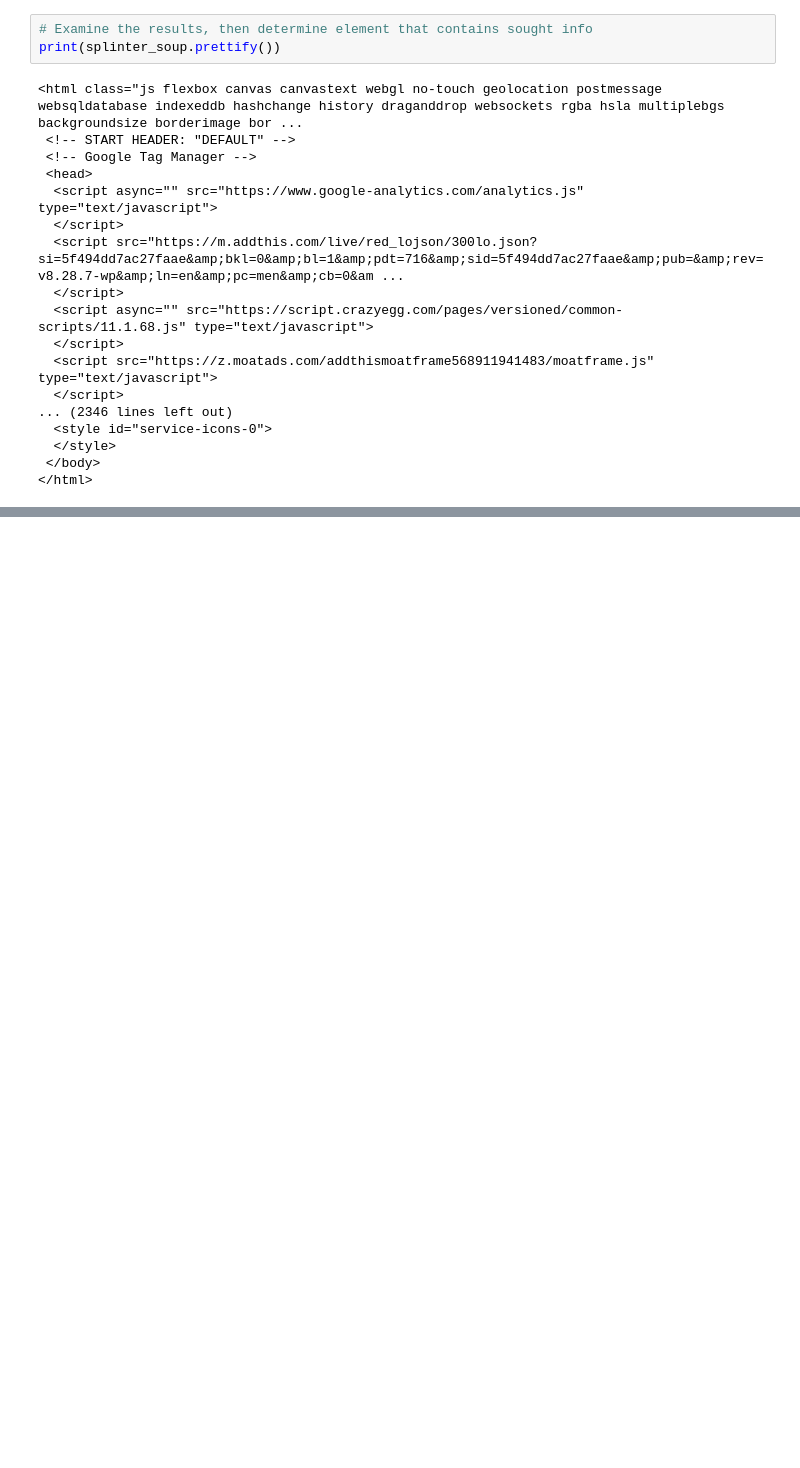
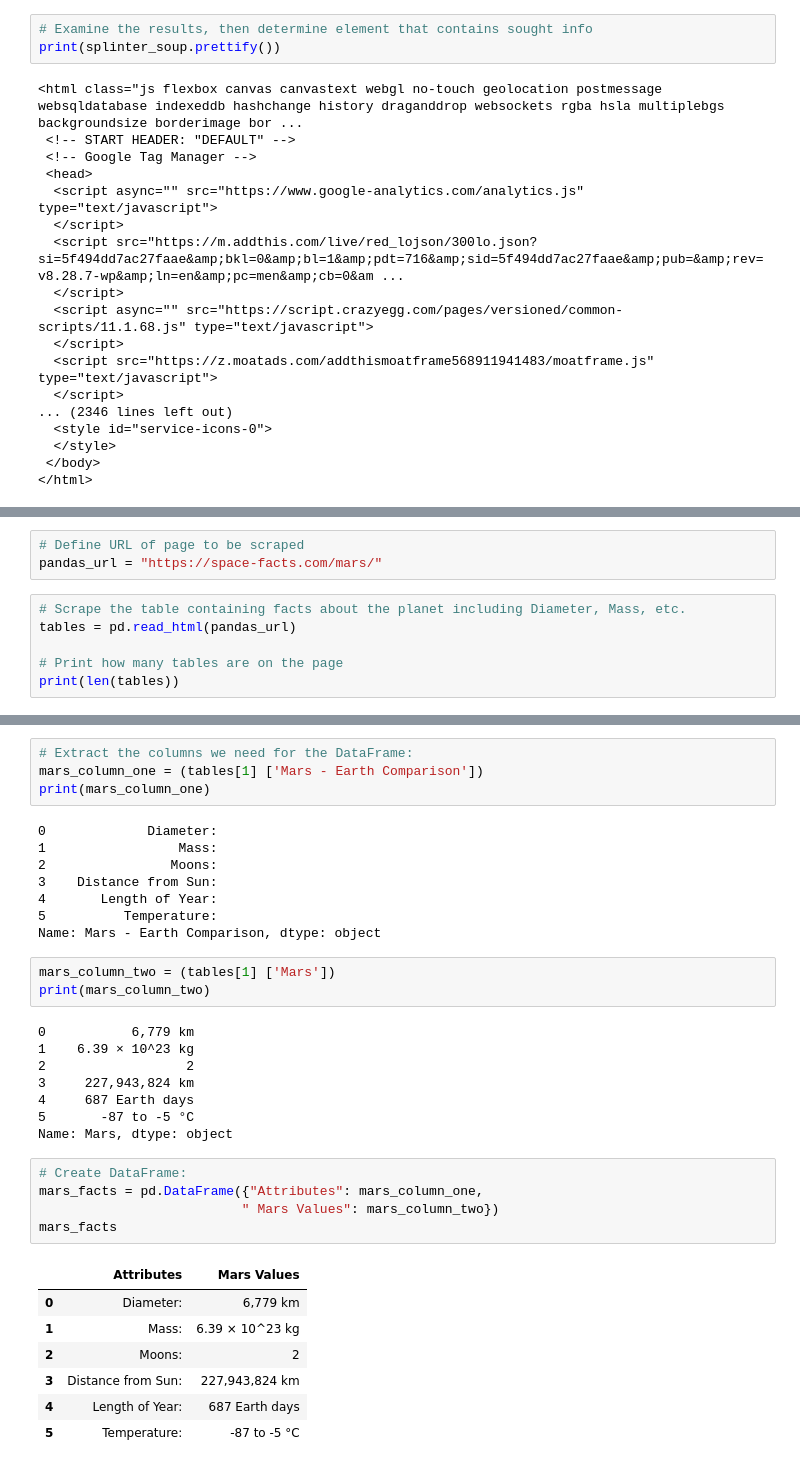
Before and after one commit to armywalrus/Flask-App-Using-Scraped-Data-and-Mongo, a Jupyter notebook: mission_to_mars.ipynb, the cells around one changed output, grey strips where cells are left out. Cells and saved outputs as stored; diff of their text form; blank space fills up the shorter version.

Commit message:
pandas table

```diff
--- a/mission_to_mars.ipynb
+++ b/mission_to_mars.ipynb
@@ -144,0 +141,9 @@ TypeError: list indices must be integers or slices, not str
+# %%
+# Define URL of page to be scraped
+pandas_url = "https://space-facts.com/mars/"
+# %%
+# Scrape the table containing facts about the planet including Diameter, Mass, etc.
+tables = pd.read_html(pandas_url)
+
+# Print how many tables are on the page
+print(len(tables))
@@ -144,0 +189,36 @@ TypeError: list indices must be integers or slices, not str
+# %%
+# Extract the columns we need for the DataFrame:
+mars_column_one = (tables[1] ['Mars - Earth Comparison'])
+print(mars_column_one)
+# %% [output]
+0             Diameter:
+1                 Mass:
+2                Moons:
+3    Distance from Sun:
+4       Length of Year:
+5          Temperature:
+Name: Mars - Earth Comparison, dtype: object
+# %%
+mars_column_two = (tables[1] ['Mars'])
+print(mars_column_two)
+# %% [output]
+0           6,779 km
+1    6.39 × 10^23 kg
+2                  2
+3     227,943,824 km
+4     687 Earth days
+5       -87 to -5 °C
+Name: Mars, dtype: object
+# %%
+# Create DataFrame:
+mars_facts = pd.DataFrame({"Attributes": mars_column_one,
+                          " Mars Values": mars_column_two})
+mars_facts
+# %% [output]
+|  | Attributes | Mars Values |
+| 0 | Diameter: | 6,779 km |
+| 1 | Mass: | 6.39 × 10^23 kg |
+| 2 | Moons: | 2 |
+| 3 | Distance from Sun: | 227,943,824 km |
+| 4 | Length of Year: | 687 Earth days |
+| 5 | Temperature: | -87 to -5 °C |
```
Also changed, not shown: parts of 15 cells of this notebook.
